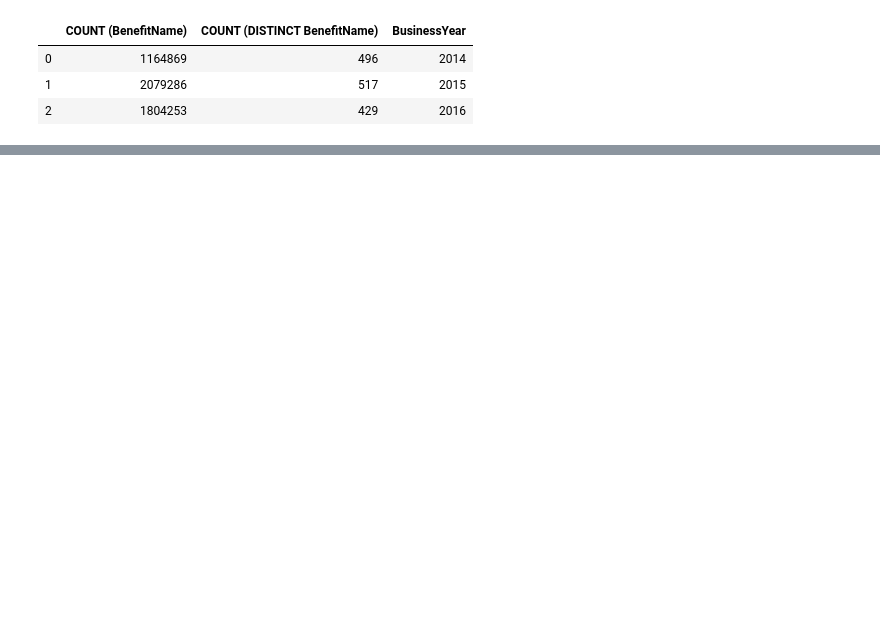
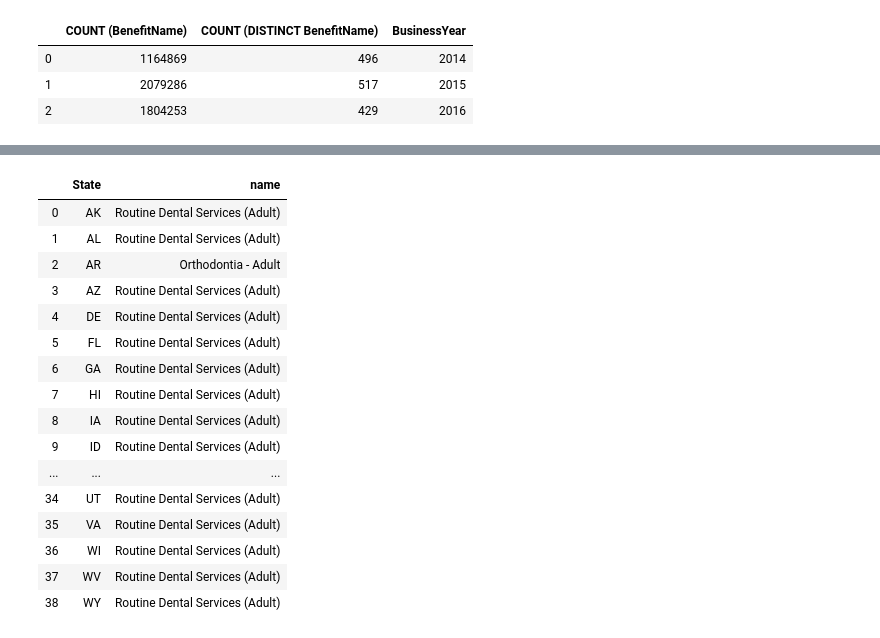
Before and after one commit to willjdew/Health_Insurance_Marketplace, a Jupyter notebook: notebooks/Health_Insurance.ipynb, the cells around one changed output, grey strips where cells are left out. Drawn from its saved outputs; the diff is of its cells as text; code cells hidden in the pictures; blank space fills up the shorter version.

```diff
--- a/notebooks/Health_Insurance.ipynb
+++ b/notebooks/Health_Insurance.ipynb
@@ -192,0 +196,29 @@ fetch_sql_df(query)
+# %%
+query = """SELECT State, name
+           FROM (SELECT StateCode AS State, Benefitname as name, COUNT(*),
+                        ROW_NUMBER() OVER (PARTITION BY StateCode
+                                           ORDER BY COUNT(*) DESC) as rn
+                 FROM BenefitsCostSharing
+                 GROUP BY StateCode, Benefitname
+                 ) t
+           WHERE rn = 1;"""
+
+fetch_sql_df(query)
+# %% [output]
+|  | State | name |
+| 0 | AK | Routine Dental Services (Adult) |
+| 1 | AL | Routine Dental Services (Adult) |
+| 2 | AR | Orthodontia - Adult |
+| 3 | AZ | Routine Dental Services (Adult) |
+| 4 | DE | Routine Dental Services (Adult) |
+| 5 | FL | Routine Dental Services (Adult) |
+| 6 | GA | Routine Dental Services (Adult) |
+| 7 | HI | Routine Dental Services (Adult) |
+| 8 | IA | Routine Dental Services (Adult) |
+| 9 | ID | Routine Dental Services (Adult) |
+| ... | ... | ... |
+| 34 | UT | Routine Dental Services (Adult) |
+| 35 | VA | Routine Dental Services (Adult) |
+| 36 | WI | Routine Dental Services (Adult) |
+| 37 | WV | Routine Dental Services (Adult) |
+| 38 | WY | Routine Dental Services (Adult) |
```
Also changed, not shown: parts of 9 cells of this notebook.
